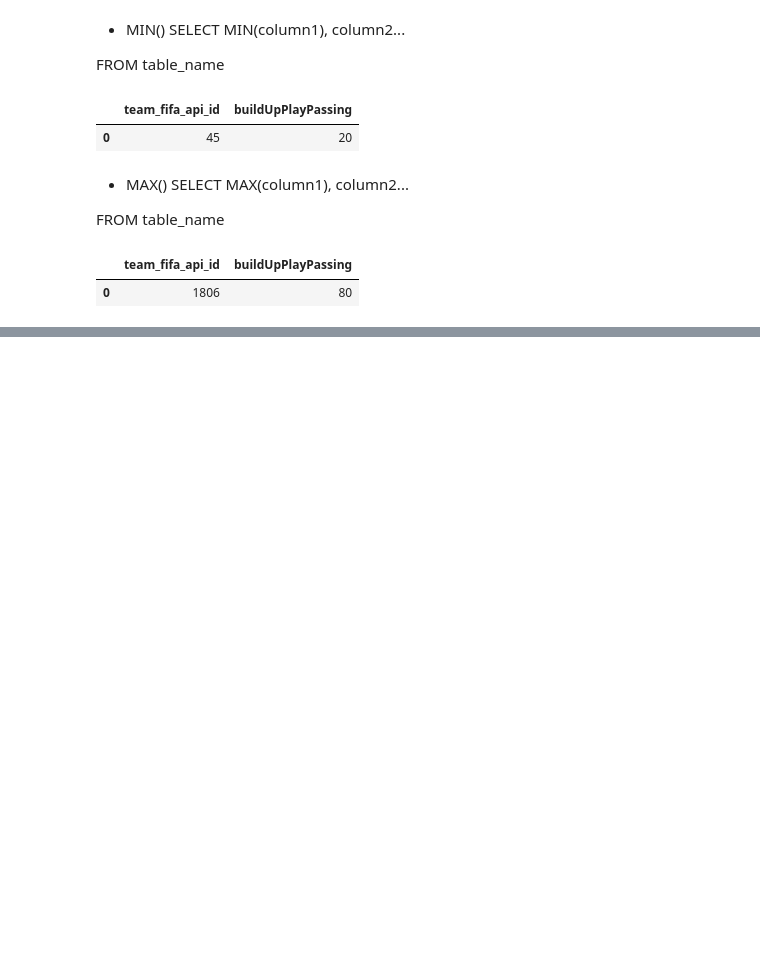
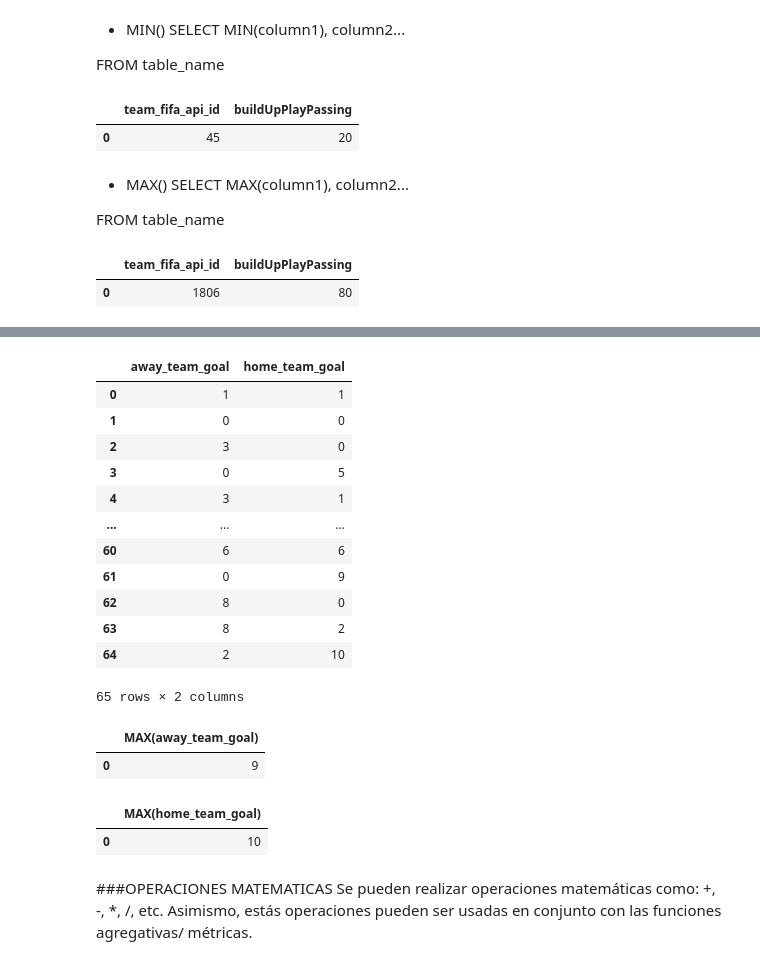
Before and after one commit to LorenaAmaya/Talento-Tech, a Jupyter notebook: TALLER_SQL.ipynb, the cells around one changed output, grey strips where cells are left out. Cells and saved outputs as stored; diff of their text form; code cells hidden in the pictures; blank space fills up the shorter version.

```diff
--- a/TALLER_SQL.ipynb
+++ b/TALLER_SQL.ipynb
@@ -474,0 +542,39 @@ max_passing
+# %%
+query = '''SELECT DISTINCT away_team_goal, home_team_goal
+ FROM Match;'''
+distinct_team = pd.read_sql(query, conn)
+distinct_team
+# %% [output]
+|  | away_team_goal | home_team_goal |
+| 0 | 1 | 1 |
+| 1 | 0 | 0 |
+| 2 | 3 | 0 |
+| 3 | 0 | 5 |
+| 4 | 3 | 1 |
+| ... | ... | ... |
+| 60 | 6 | 6 |
+| 61 | 0 | 9 |
+| 62 | 8 | 0 |
+| 63 | 8 | 2 |
+| 64 | 2 | 10 |
+65 rows × 2 columns
+# %%
+#Traer la máxima cantidad de goles que un equipo visitante anotó en los juegos de la tabla Match
+query = '''SELECT MAX(away_team_goal)
+FROM Match;'''
+max_goles = pd.read_sql(query,conn)
+max_goles
+# %% [output]
+|  | MAX(away_team_goal) |
+| 0 | 9 |
+# %%
+query = '''SELECT MAX(home_team_goal)
+FROM Match;'''
+max_hgoles = pd.read_sql(query,conn)
+max_hgoles
+# %% [output]
+|  | MAX(home_team_goal) |
+| 0 | 10 |
+# %% [markdown]
+###OPERACIONES MATEMATICAS
+Se pueden realizar operaciones matemáticas como: +, -, *, /, etc. Asimismo, estás operaciones pueden ser usadas en conjunto con las funciones agregativas/ métricas.
```
Also changed, not shown: parts of 16 cells of this notebook.
